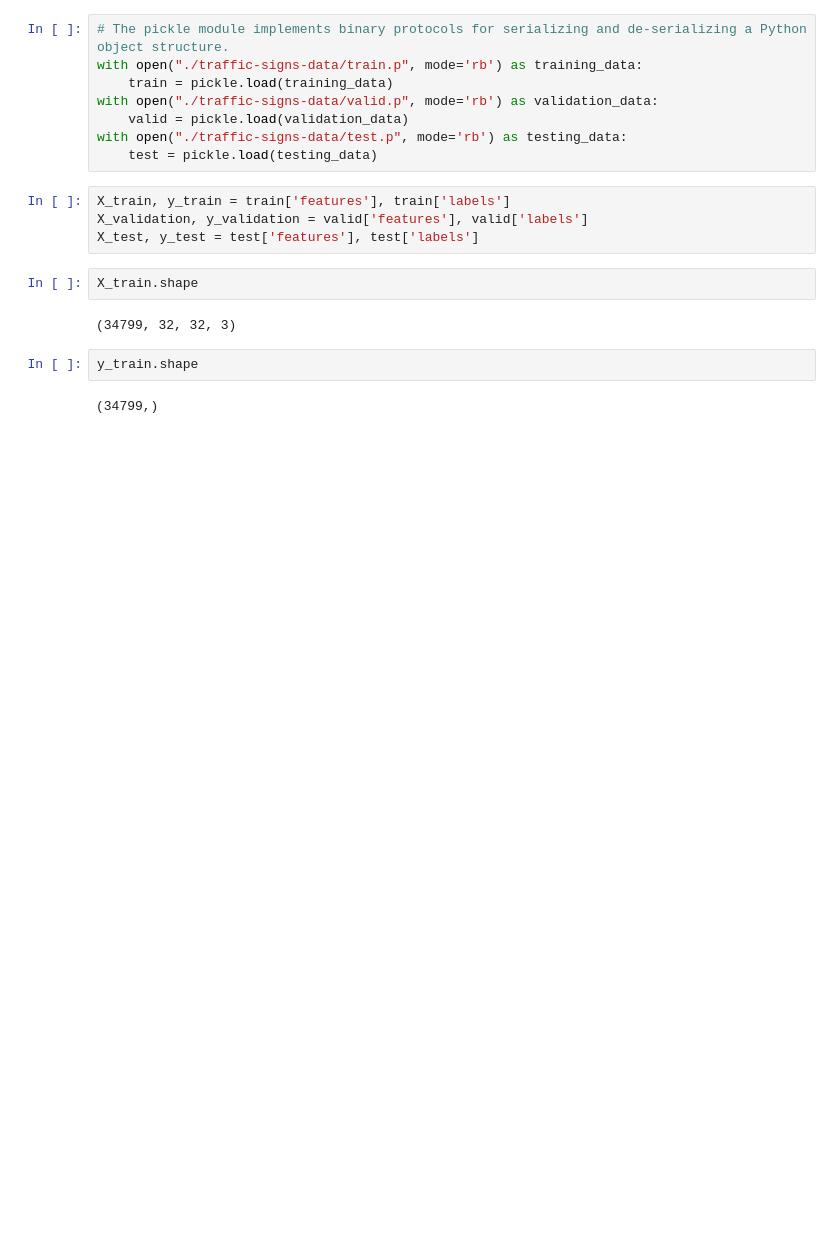
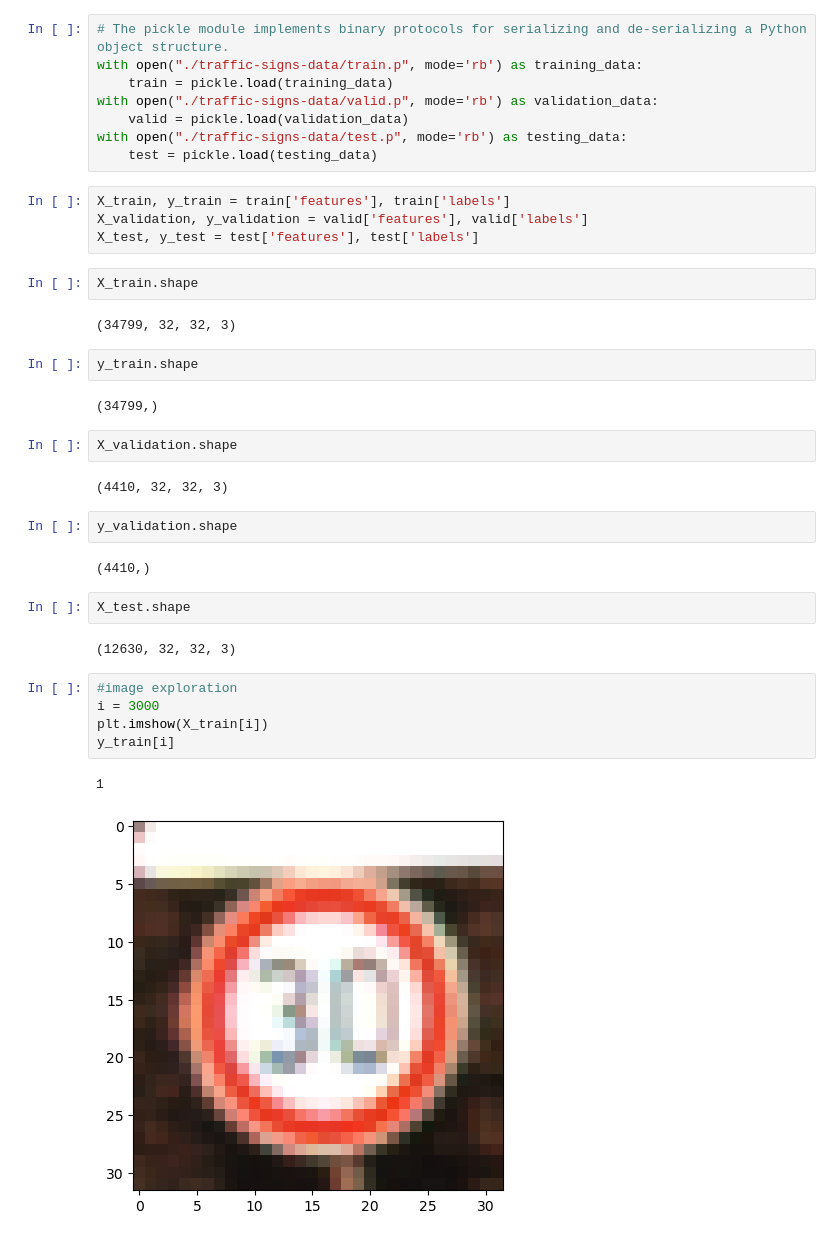
Before and after one commit to fegarciatejada/Le-NetTrafficSign, a Jupyter notebook: Le-NetTrafficSign.ipynb, the cells around one changed output. Cells and saved outputs as stored; diff of their text form; blank space fills up the shorter version.

```diff
--- a/Le-NetTrafficSign.ipynb
+++ b/Le-NetTrafficSign.ipynb
@@ -25,3 +25,23 @@ X_train.shape
 y_train.shape
 # %% [output]
 (34799,)
+# %%
+X_validation.shape
+# %% [output]
+(4410, 32, 32, 3)
+# %%
+y_validation.shape
+# %% [output]
+(4410,)
+# %%
+X_test.shape
+# %% [output]
+(12630, 32, 32, 3)
+# %%
+#image exploration
+i = 3000
+plt.imshow(X_train[i])
+y_train[i]
+# %% [output]
+1
+[figure, added]
```
Also changed, not shown: parts of 10 cells of this notebook.
